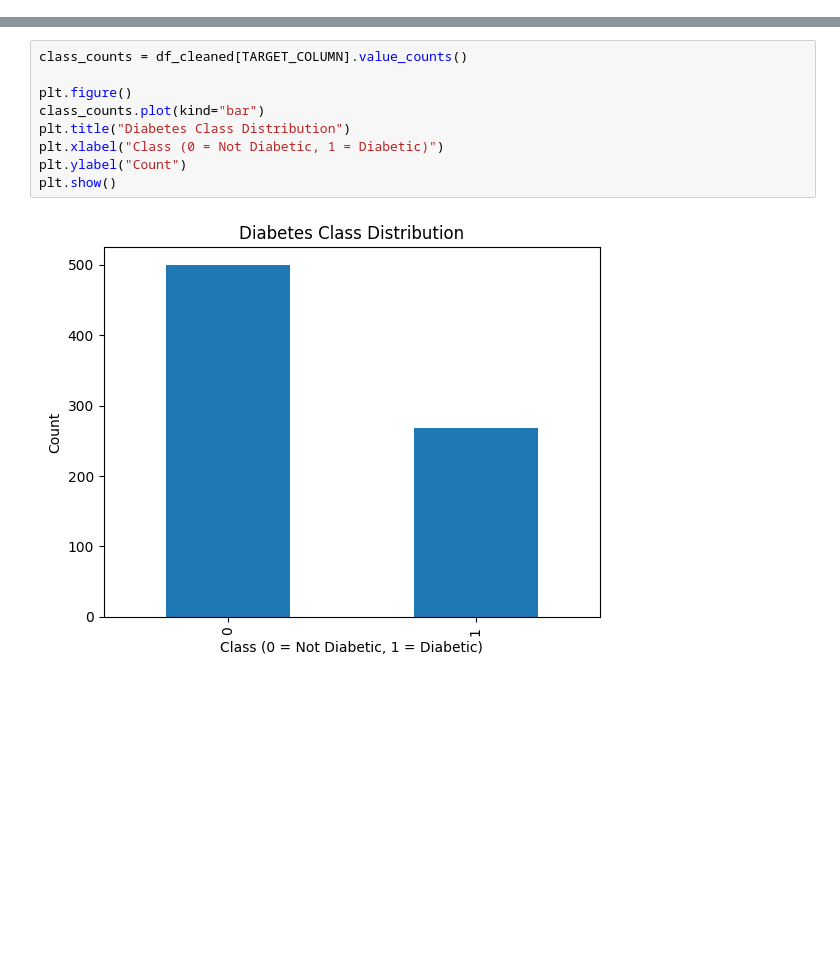
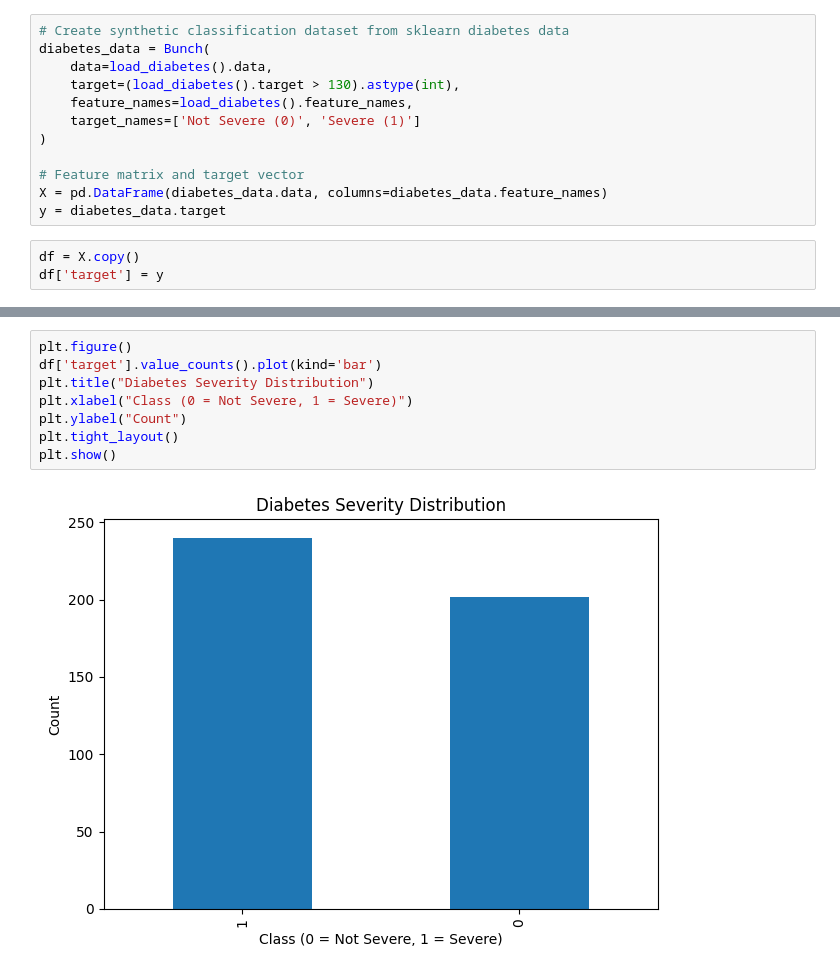
Before and after one commit to Rebiya/-Diabetes-Decision-Tree-Classifier, a Jupyter notebook: notebooks/01_data_exploration.ipynb, the cells around one changed output, grey strips where cells are left out. Saved outputs shown, nothing was run; the diff lists cells and outputs as text; blank space fills up the shorter version.

Commit message:
dataset is changed from kaggle to python synthesized

```diff
--- a/notebooks/01_data_exploration.ipynb
+++ b/notebooks/01_data_exploration.ipynb
@@ -121,0 +8,15 @@ dtype: int64
+# %%
+# Create synthetic classification dataset from sklearn diabetes data
+diabetes_data = Bunch(
+    data=load_diabetes().data,
+    target=(load_diabetes().target > 130).astype(int),
+    feature_names=load_diabetes().feature_names,
+    target_names=['Not Severe (0)', 'Severe (1)']
+)
+
+# Feature matrix and target vector
+X = pd.DataFrame(diabetes_data.data, columns=diabetes_data.feature_names)
+y = diabetes_data.target
+# %%
+df = X.copy()
+df['target'] = y
@@ -122,11 +68,10 @@ dtype: int64
 # %%
-class_counts = df_cleaned[TARGET_COLUMN].value_counts()
-
 plt.figure()
-class_counts.plot(kind="bar")
-plt.title("Diabetes Class Distribution")
-plt.xlabel("Class (0 = Not Diabetic, 1 = Diabetic)")
+df['target'].value_counts().plot(kind='bar')
+plt.title("Diabetes Severity Distribution")
+plt.xlabel("Class (0 = Not Severe, 1 = Severe)")
 plt.ylabel("Count")
+plt.tight_layout()
 plt.show()
 # %% [output]
-[figure, old version]
+[figure, new version]
```
Also changed, not shown: parts of 15 cells of this notebook, 14 other files.
